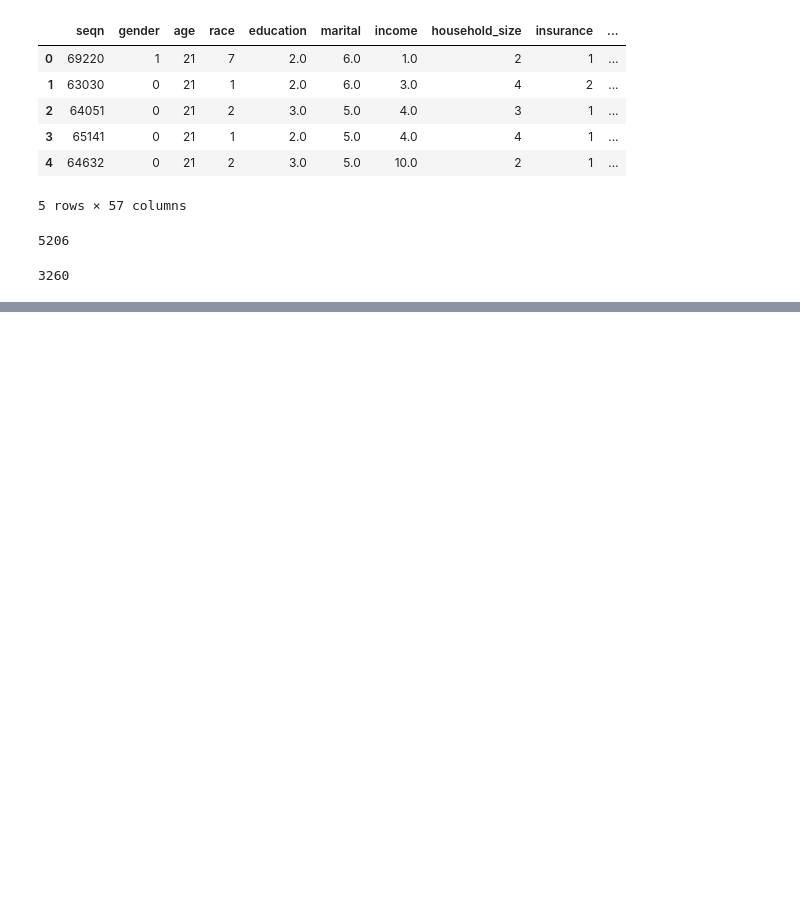
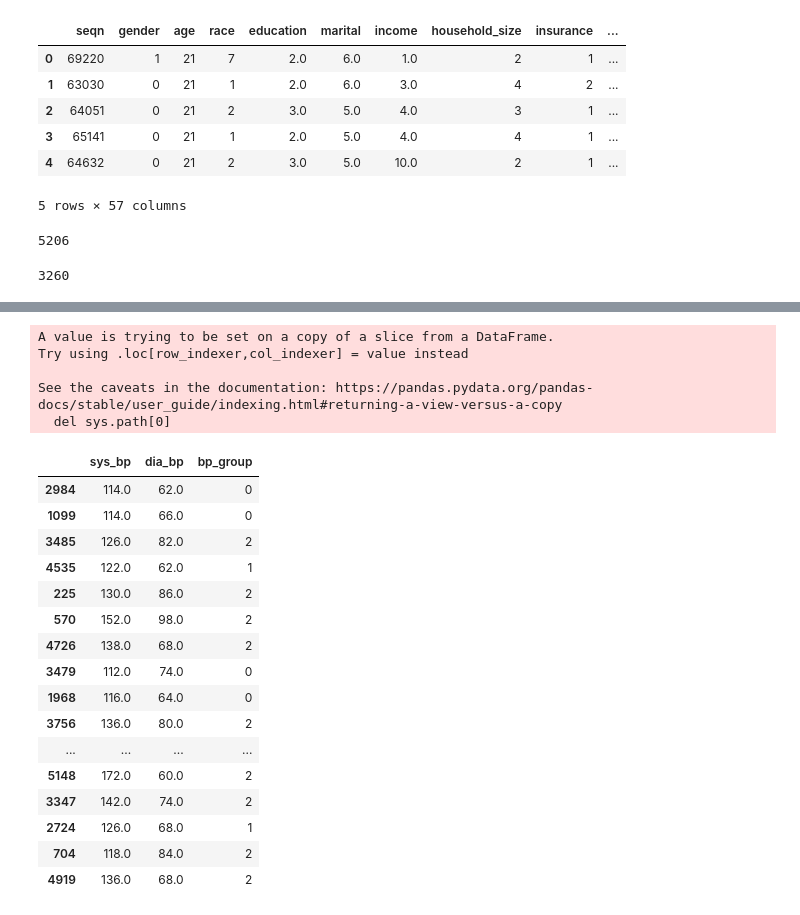
Before and after one commit to timi000/META-B-ML-Project, a Jupyter notebook: Diabetes.ipynb, the cells around one changed output, grey strips where cells are left out. Saved outputs shown, nothing was run; the diff lists cells and outputs as text; code cells hidden in the pictures; blank space fills up the shorter version.

Commit message:
Updated Diabetes code with a cleaner and filtered data set

```diff
--- a/Diabetes.ipynb
+++ b/Diabetes.ipynb
@@ -49,4 +81,6 @@ df1.loc[df1['bmi'] <24,'bmi_group'].copy() = 0
 # %%
+
+
 #Age Group
 
 # 0=  0-20
@@ -54,9 +88,23 @@ df1.loc[df1['bmi'] <24,'bmi_group'].copy() = 0
 # 2=  31-45
 # 3=  46-65
 # 4=  65+
+conditions1 = [
+    (df1['age'] >20)&(df1['age'] <31),
+    (df1['age'] >30)&(df1['age'] <46),
+    (df1['age'] >45)&(df1['age'] <66),
+    df1['age'] >65
+]
+choices1 = [1, 2, 3,4]
+df1['age_group'] = np.select(conditions1, choices1, default=0)
 
-df1['age_group'] = 0
-df1.loc[(df1['age'] >20)&(df1['age'] <31),'age_group'].copy() = 1
-df1.loc[(df1['age'] >30)&(df1['age'] <46),'age_group'].copy() = 2
-df1.loc[(df1['age'] >45)&(df1['age'] <66),'age_group'].copy() = 3
-df1.loc[df1['age'] >65,'age_group'] = 4
+
+
+
+
+#df1['age_group'] = 0
+#df1.loc[(df1['age'] >20)&(df1['age'] <31),'age_group'] = 1
+#df1.loc[(df1['age'] >30)&(df1['age'] <46),'age_group']= 2
+#df1.loc[(df1['age'] >45)&(df1['age'] <66),'age_group'] = 3
+#df1.loc[df1['age'] >65,'age_group'] = 4
+
+df1[["age","age_group"]].sample(50)
@@ -63,14 +134,47 @@ df1.loc[df1['age'] >65,'age_group'] = 4
 # %%
 #Blood Pressure Group
 #Systolic Blood Pressure less than 120 and Diastolic Blood Pressure of less than 80
 #Systolic Blood Pressure between 120 and 129 and Diastolic Blood Pressure of less than 80
 #Systolic Blood Pressure greater than 130 or  Diastolic Blood Pressure of greater than 80
 
+conditions2 = [
+    (df1['sys_bp'] <120)&(df1['dia_bp'] <80),
+   (df1['sys_bp'] >119)&(df1['sys_bp'] <=129)&(df1['dia_bp'] <80),
+    (df1['sys_bp'] >129)|(df1['dia_bp'] >=80),
 
-df1['bp_group'] = 0
-df1.loc[(df['sys_bp'] <120)&(df1['dia_bp'] <80),'bp_group'].copy() = 0
-df1.loc[(df['sys_bp'] >119)&(df1['sys_bp'] <130)&(df['dia_bp'] <80),'bp_group'].copy() = 1
-df1.loc[(df['sys_bp'] >129)|(df1['dia_bp'] >80),'bp_group'].copy() = 2
+]
+choices2 = [0, 1, 2]
+df1['bp_group'] = np.select(conditions2, choices2, default=0)
+#df1['bp_group'] = 0
+#df1.loc[(df['sys_bp'] <120)&(df1['dia_bp'] <80),'bp_group'] = 0
+#df1.loc[(df['sys_bp'] >119)&(df1['sys_bp'] <=129)&(df['dia_bp'] <80),'bp_group'] = 1
+#df1.loc[(df['sys_bp'] >129)|(df1['dia_bp'] >=80),'bp_group'] = 2
+
+
+df1[["sys_bp","dia_bp","bp_group"]].sample(50)
+# %% [output]
+A value is trying to be set on a copy of a slice from a DataFrame.
+Try using .loc[row_indexer,col_indexer] = value instead
+
+See the caveats in the documentation: https://pandas.pydata.org/pandas-docs/stable/user_guide/indexing.html#returning-a-view-versus-a-copy
+  del sys.path[0]
+|  | sys_bp | dia_bp | bp_group |
+| 2984 | 114.0 | 62.0 | 0 |
+| 1099 | 114.0 | 66.0 | 0 |
+| 3485 | 126.0 | 82.0 | 2 |
+| 4535 | 122.0 | 62.0 | 1 |
+| 225 | 130.0 | 86.0 | 2 |
+| 570 | 152.0 | 98.0 | 2 |
+| 4726 | 138.0 | 68.0 | 2 |
+| 3479 | 112.0 | 74.0 | 0 |
+| 1968 | 116.0 | 64.0 | 0 |
+| 3756 | 136.0 | 80.0 | 2 |
+| ... | ... | ... | ... |
+| 5148 | 172.0 | 60.0 | 2 |
+| 3347 | 142.0 | 74.0 | 2 |
+| 2724 | 126.0 | 68.0 | 1 |
+| 704 | 118.0 | 84.0 | 2 |
+| 4919 | 136.0 | 68.0 | 2 |
 # %%
 df2=df1.drop(columns=['seqn'])
 # %%
```
Also changed, not shown: parts of 16 cells of this notebook.
